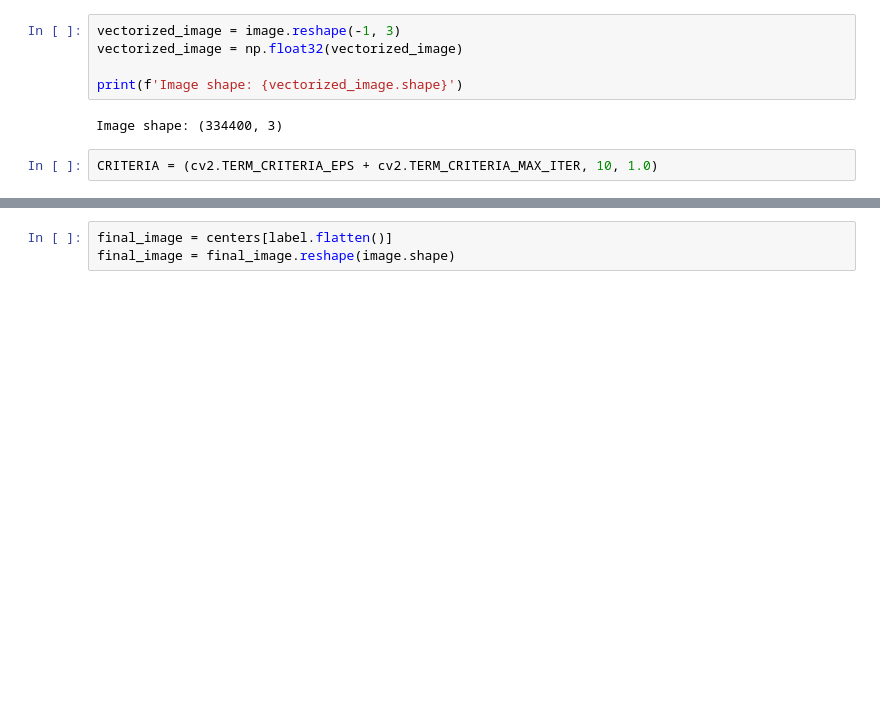
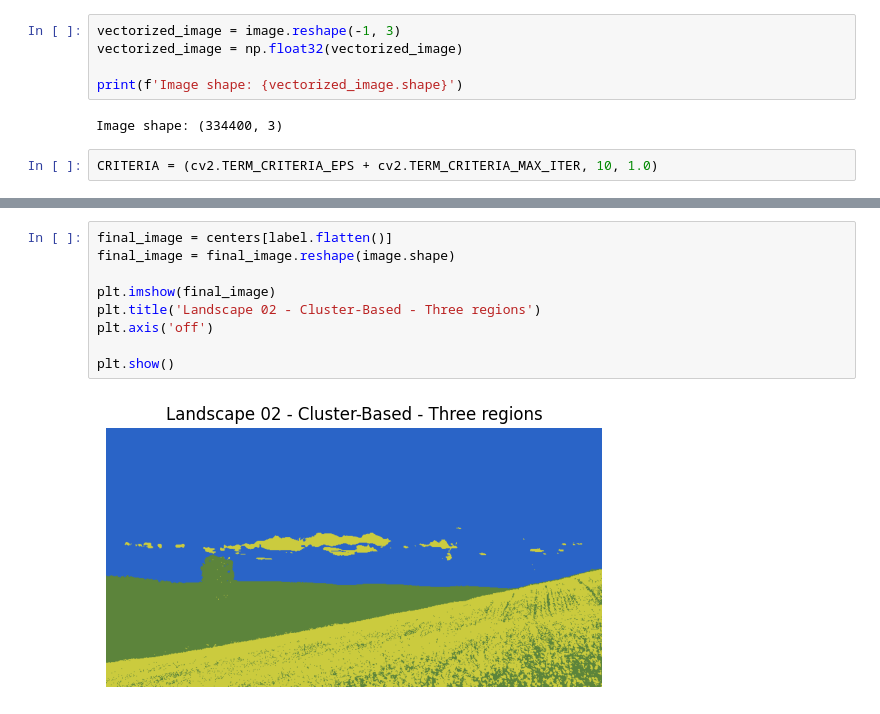
Before and after one commit to Rogerio-Chaves/Image-Segmentation, a Jupyter notebook: 001_Classical_Techniques/004_Cluster-Based_Segmentation/001_Cluster-Based-Theory.ipynb, the cells around one changed output, grey strips where cells are left out. Cells and saved outputs as stored; diff of their text form; blank space fills up the shorter version.

```diff
--- a/001_Classical_Techniques/004_Cluster-Based_Segmentation/001_Cluster-Based-Theory.ipynb
+++ b/001_Classical_Techniques/004_Cluster-Based_Segmentation/001_Cluster-Based-Theory.ipynb
@@ -60,3 +62,11 @@ print(centers)
 # %%
 final_image = centers[label.flatten()]
 final_image = final_image.reshape(image.shape)
+
+plt.imshow(final_image)
+plt.title('Landscape 02 - Cluster-Based - Three regions')
+plt.axis('off')
+
+plt.show()
+# %% [output]
+[figure, added]
```
Also changed, not shown: parts of 23 cells of this notebook.
